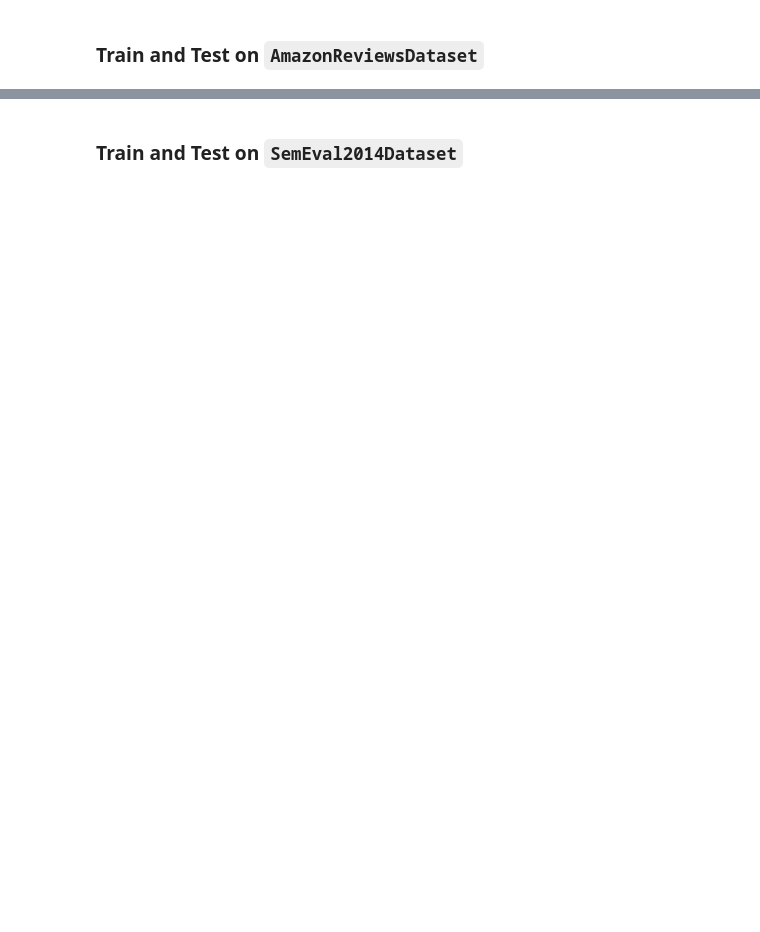
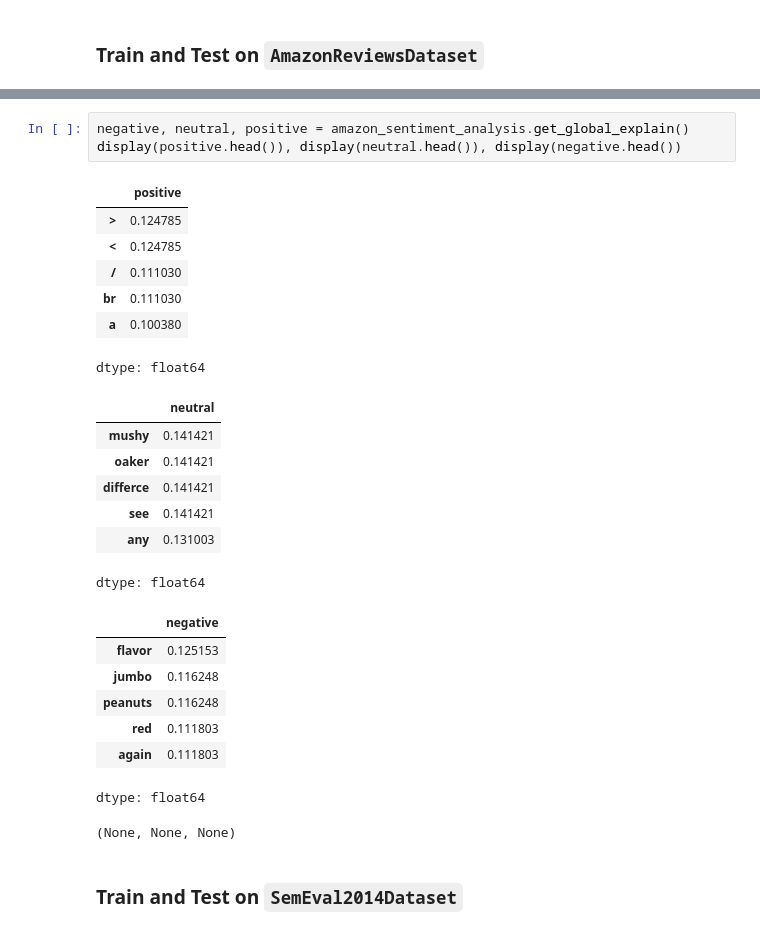
Before and after one commit to tabaraei/aspect-based-sentiment-analysis, a Jupyter notebook: ABSA.ipynb, the cells around one changed output, grey strips where cells are left out. Cells and saved outputs as stored; diff of their text form; blank space fills up the shorter version.

```diff
--- a/ABSA.ipynb
+++ b/ABSA.ipynb
@@ -219,3 +270,29 @@ weighted avg       0.84      0.81      0.82    113691
+# %%
+negative, neutral, positive = amazon_sentiment_analysis.get_global_explain()
+display(positive.head()), display(neutral.head()), display(negative.head())
+# %% [output]
+|  | positive |
+| > | 0.124785 |
+| < | 0.124785 |
+| / | 0.111030 |
+| br | 0.111030 |
+| a | 0.100380 |
+dtype: float64
+|  | neutral |
+| mushy | 0.141421 |
+| oaker | 0.141421 |
+| differce | 0.141421 |
+| see | 0.141421 |
+| any | 0.131003 |
+dtype: float64
+|  | negative |
+| flavor | 0.125153 |
+| jumbo | 0.116248 |
+| peanuts | 0.116248 |
+| red | 0.111803 |
+| again | 0.111803 |
+dtype: float64
+(None, None, None)
 # %% [markdown]
 ### Train and Test on `SemEval2014Dataset`
 # %%
```
Also changed, not shown: parts of 26 cells of this notebook.
